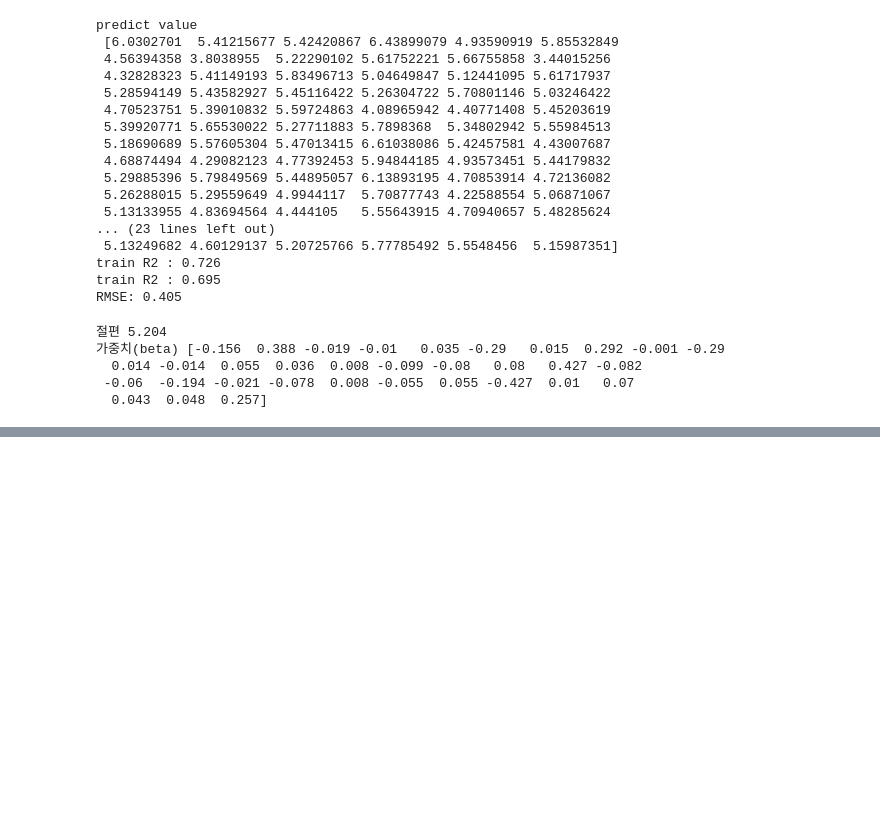
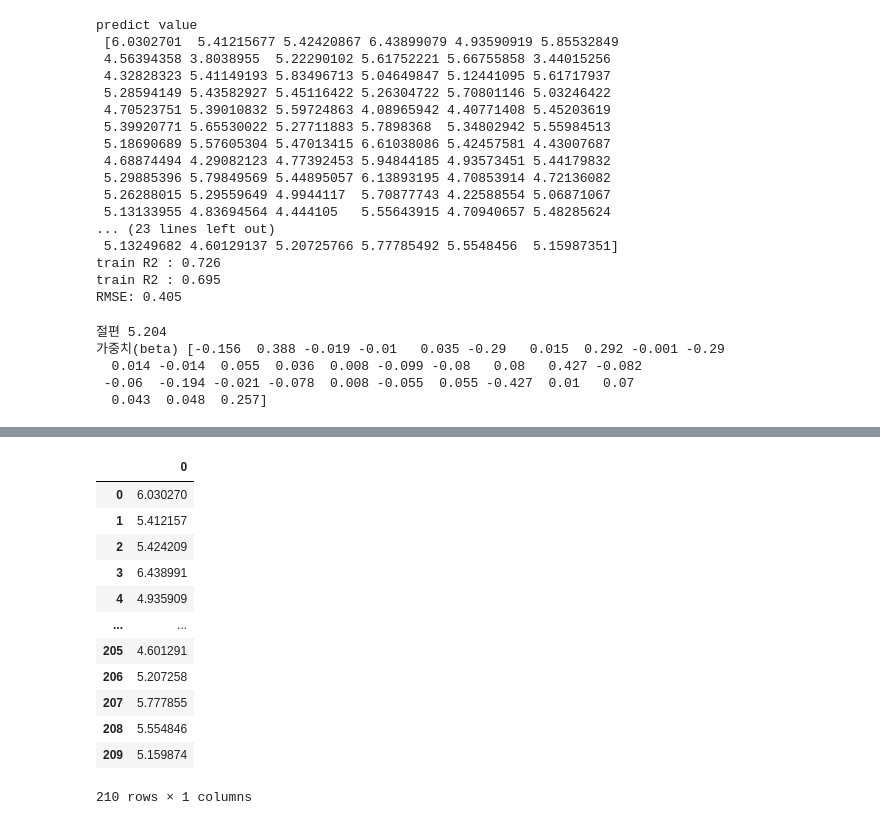
Before and after one commit to hyeokjun0804/HJ_BigData_Maketing_Course, a Jupyter notebook: 머신러닝.ipynb, the cells around one changed output, grey strips where cells are left out. Saved outputs shown, nothing was run; the diff lists cells and outputs as text; code cells hidden in the pictures; blank space fills up the shorter version.

```diff
--- a/머신러닝.ipynb
+++ b/머신러닝.ipynb
@@ -408,0 +463,17 @@ print("가중치(beta)", np.round(lr.coef_, 3))
+# %%
+Y_pred_df = pd.DataFrame(Y_pred)
+Y_pred_df
+# %% [output]
+|  | 0 |
+| 0 | 6.030270 |
+| 1 | 5.412157 |
+| 2 | 5.424209 |
+| 3 | 6.438991 |
+| 4 | 4.935909 |
+| ... | ... |
+| 205 | 4.601291 |
+| 206 | 5.207258 |
+| 207 | 5.777855 |
+| 208 | 5.554846 |
+| 209 | 5.159874 |
+210 rows × 1 columns
```
Also changed, not shown: parts of 10 cells of this notebook.
